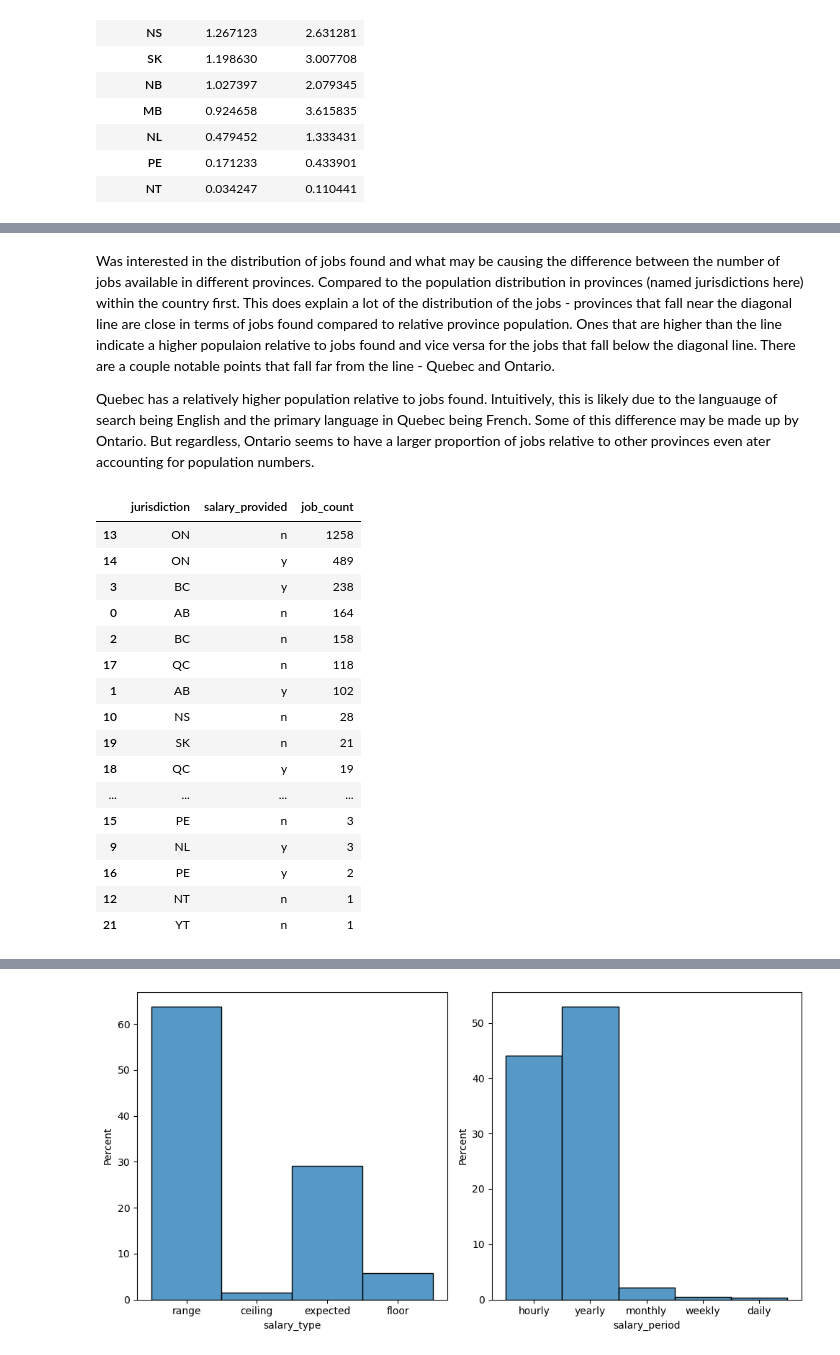
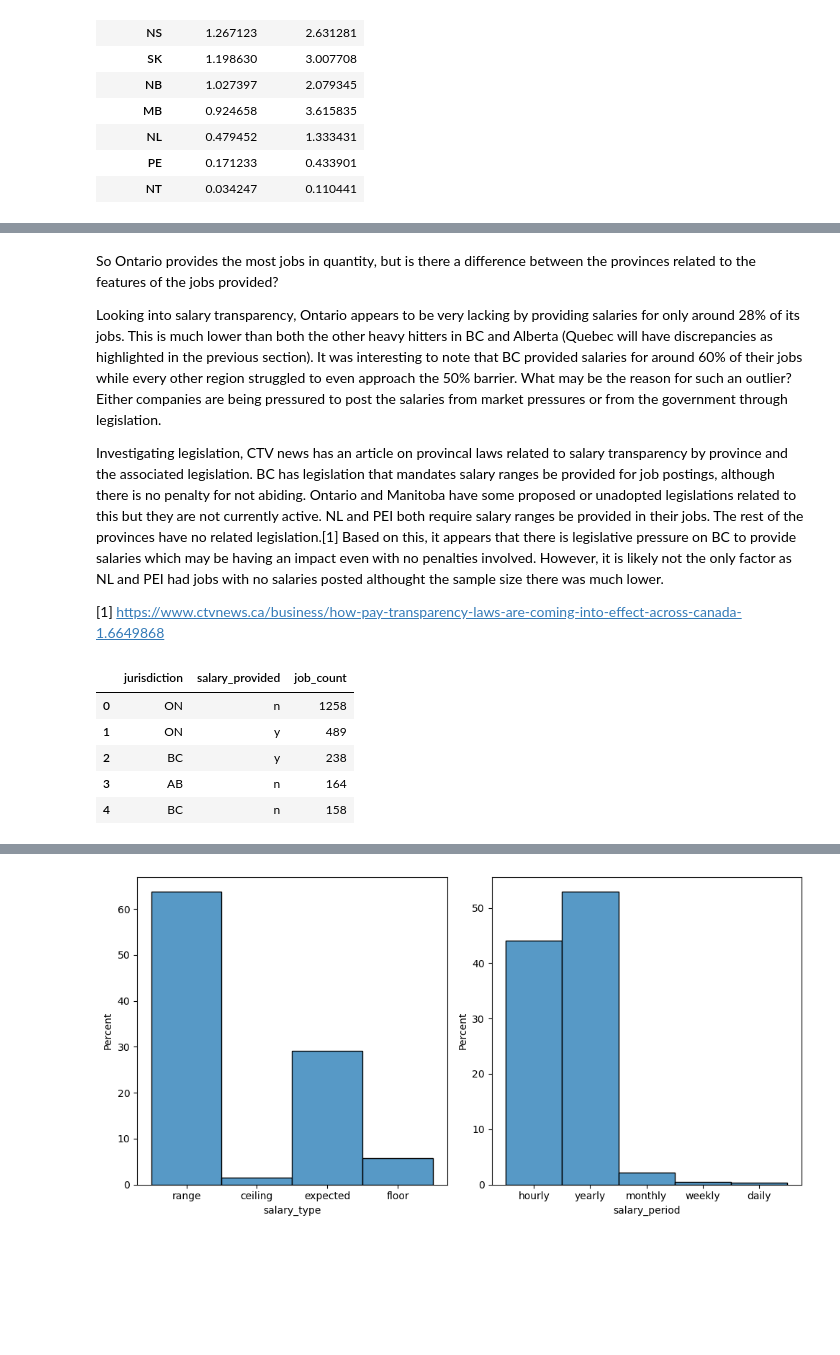
Before and after one commit to pkrishen/Data-Job-Analysis, a Jupyter notebook: Job_Data_Analysis.ipynb, the cells around one changed output, grey strips where cells are left out. Cells and saved outputs as stored; diff of their text form; code cells hidden in the pictures; blank space fills up the shorter version.

Commit message:
Job data analysis - markdown notes updated

```diff
--- a/Job_Data_Analysis.ipynb
+++ b/Job_Data_Analysis.ipynb
@@ -159,29 +178,22 @@ Text(0.5, 1.0, 'Comparison of Provincal Population (%) to Provincal Jobs Found (
-# %% [markdown]
-Was interested in the distribution of jobs found and what may be causing the difference between the number of jobs available in different provinces. Compared to the population distribution in provinces (named jurisdictions here) within the country first. This does explain a lot of the distribution of the jobs - provinces that fall near the diagonal line are close in terms of jobs found compared to relative province population. Ones that are higher than the line indicate a higher populaion relative to jobs found and vice versa for the jobs that fall below the diagonal line. There are a couple notable points that fall far from the line - Quebec and Ontario.
-
-Quebec has a relatively higher population relative to jobs found. Intuitively, this is likely due to the languauge of search being English and the primary language in Quebec being French. Some of this difference may be made up by Ontario. But regardless, Ontario seems to have a larger proportion of jobs relative to other provinces even ater accounting for population numbers.
+# %% [markdown]
+So Ontario provides the most jobs in quantity, but is there a difference between the provinces related to the features of the jobs provided?
+
+Looking into salary transparency, Ontario appears to be very lacking by providing salaries for only around 28% of its jobs. This is much lower than both the other heavy hitters in BC and Alberta (Quebec will have discrepancies as highlighted in the previous section). It was interesting to note that BC provided salaries for around 60% of their jobs while every other region struggled to even approach the 50% barrier. What may be the reason for such an outlier? Either companies are being pressured to post the salaries from market pressures or from the government through legislation.
+
+Investigating legislation, CTV news has an article on provincal laws related to salary transparency by province and the associated legislation. BC has legislation that mandates salary ranges be provided for job postings, although there is no penalty for not abiding. Ontario and Manitoba have some proposed or unadopted legislations related to this but they are not currently active. NL and PEI both require salary ranges be provided in their jobs. The rest of the provinces have no related legislation.[1] Based on this, it appears that there is legislative pressure on BC to provide salaries which may be having an impact even with no penalties involved. However, it is likely not the only factor as NL and PEI had jobs with no salaries posted althought the sample size there was much lower.
+
+[1] https://www.ctvnews.ca/business/how-pay-transparency-laws-are-coming-into-effect-across-canada-1.6649868
 # %%
-jobs_jurisdiction_salary_grouped =pd.DataFrame(jobs[jobs['jurisdiction']!='Not Specified'].groupby(by=['jurisdiction', 'salary_provided']).size(), columns=['job_count']).reset_index().sort_values('job_count', ascending=False)
+jobs_jurisdiction_salary_grouped =pd.DataFrame(jobs[jobs['jurisdiction']!='Not Specified'].groupby(by=['jurisdiction', 'salary_provided']).size(), columns=['job_count']).reset_index().sort_values('job_count', ascending=False).reset_index(drop=True)
 
-jobs_jurisdiction_salary_grouped
+jobs_jurisdiction_salary_grouped.head()
 # %% [output]
 |  | jurisdiction | salary_provided | job_count |
-| 13 | ON | n | 1258 |
-| 14 | ON | y | 489 |
-| 3 | BC | y | 238 |
-| 0 | AB | n | 164 |
-| 2 | BC | n | 158 |
-| 17 | QC | n | 118 |
-| 1 | AB | y | 102 |
-| 10 | NS | n | 28 |
-| 19 | SK | n | 21 |
-| 18 | QC | y | 19 |
-| ... | ... | ... | ... |
-| 15 | PE | n | 3 |
-| 9 | NL | y | 3 |
-| 16 | PE | y | 2 |
-| 12 | NT | n | 1 |
-| 21 | YT | n | 1 |
+| 0 | ON | n | 1258 |
+| 1 | ON | y | 489 |
+| 2 | BC | y | 238 |
+| 3 | AB | n | 164 |
+| 4 | BC | n | 158 |
 # %%
 sns.catplot(data=jobs_jurisdiction_salary_grouped, kind = 'bar',
             x = 'jurisdiction',
```
Also changed, not shown: parts of 20 cells of this notebook.
